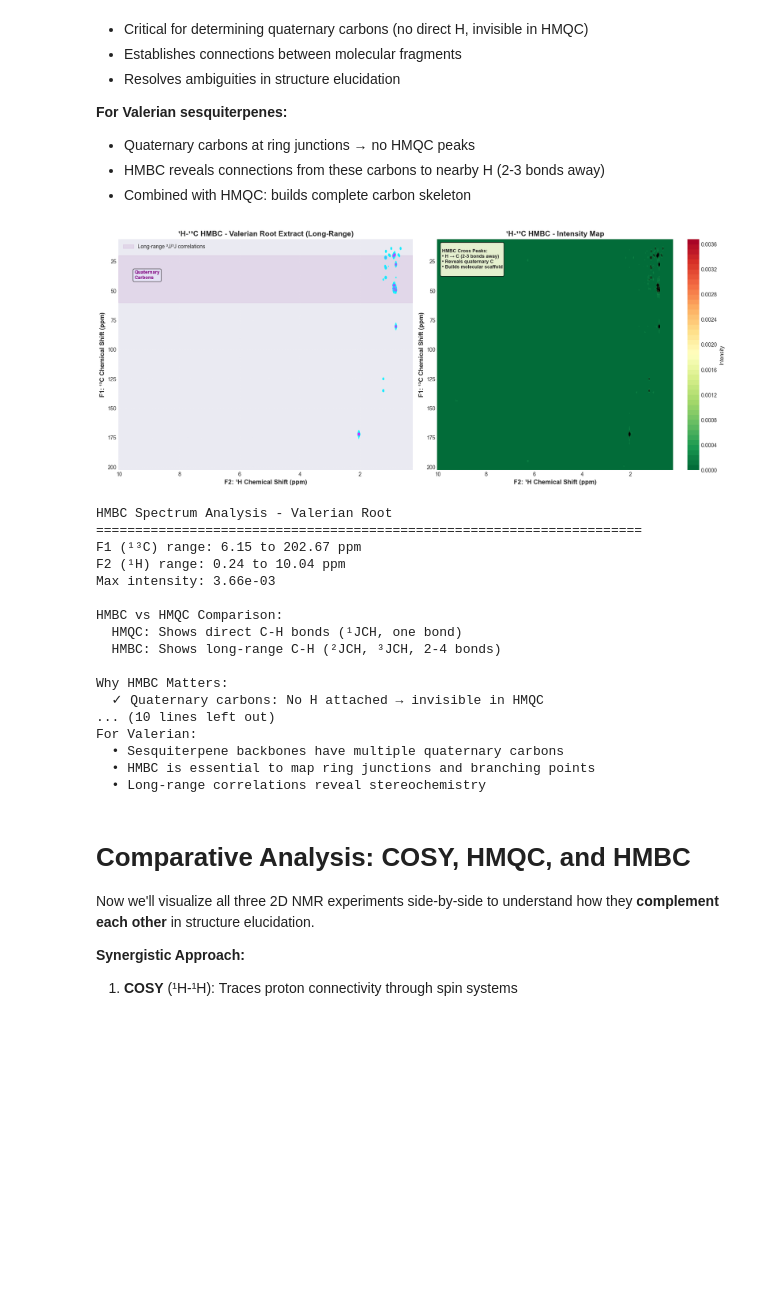
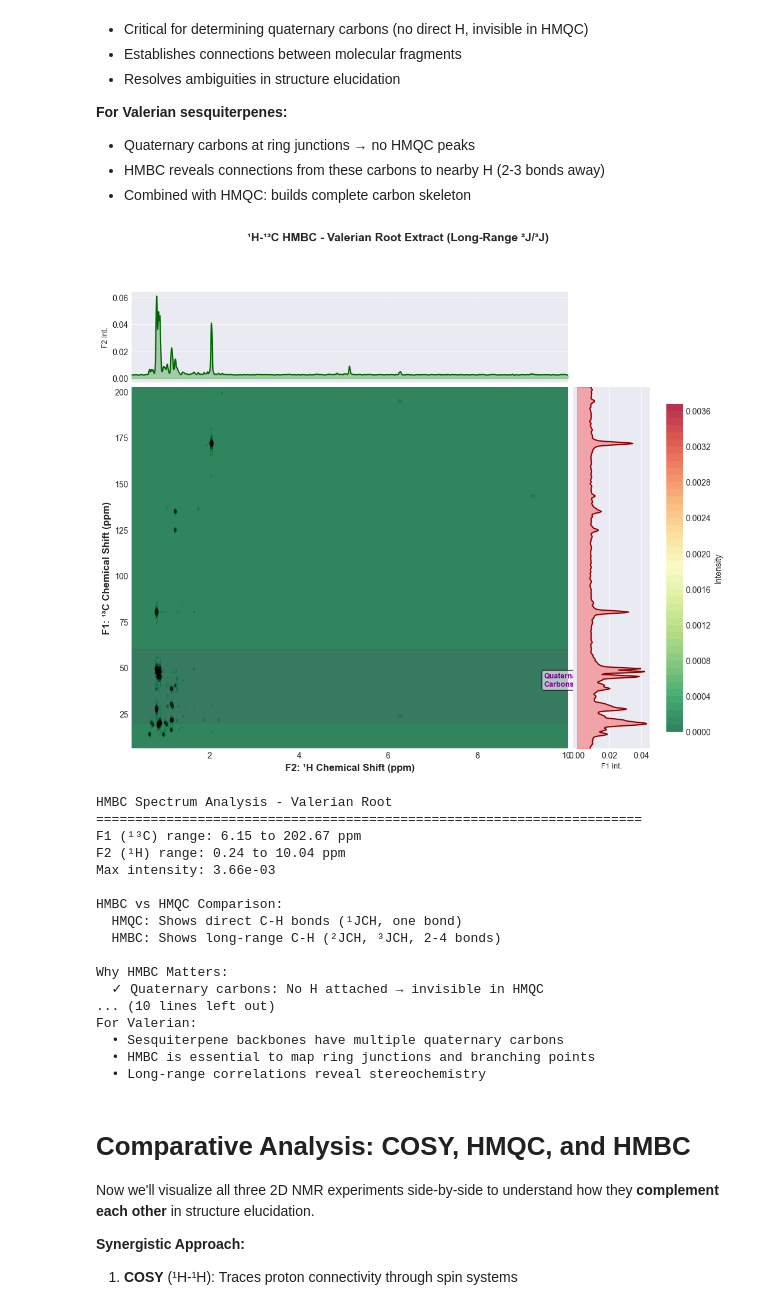
Before and after one commit to Quintinlf/NMR-Project, a Jupyter notebook: fall_semester_2025/2D_nmr.ipynb, the cells around one changed output. Cells and saved outputs as stored; diff of their text form; code cells hidden in the pictures; blank space fills up the shorter version.

```diff
--- a/fall_semester_2025/2D_nmr.ipynb
+++ b/fall_semester_2025/2D_nmr.ipynb
@@ -822,88 +824,95 @@ Structural Insights:
 - HMBC reveals connections from these carbons to nearby H (2-3 bonds away)
 - Combined with HMQC: builds complete carbon skeleton
 # %%
-# Plot HMBC spectrum from real Valerian data
+# Plot HMBC spectrum from real Valerian data with projections
 
-fig, axes = plt.subplots(1, 2, figsize=(17, 7))
+fig = plt.figure(figsize=(12, 10))
+gs = fig.add_gridspec(2, 2, width_ratios=[4, 1], height_ratios=[1, 4],
+                      hspace=0.02, wspace=0.02)
 
-# Left: Full HMBC spectrum
-ax1 = axes[0]
+# Create axes
+ax_main = fig.add_subplot(gs[1, 0])  # Main 2D plot (bottom-left)
+ax_top = fig.add_subplot(gs[0, 0], sharex=ax_main)  # F2 projection (top-left)
+ax_right = fig.add_subplot(gs[1, 1], sharey=ax_main)  # F1 projection (bottom-right)
+
+# Main HMBC spectrum with enhanced visualization
 max_intensity_hmbc = hmbc_data['intensity_grid'].max()
 levels_hmbc = np.linspace(max_intensity_hmbc * 0.06, max_intensity_hmbc * 0.85, 35)
 
-contour1 = ax1.contour(hmbc_data['f2_grid'], hmbc_data['f1_grid'],
-                       hmbc_data['intensity_grid'],
-                       levels=levels_hmbc, cmap='cool', linewidths=1.2)
+# Filled contours with RdYlGn_r colormap
+contourf = ax_main.contourf(hmbc_data['f2_grid'], hmbc_data['f1_grid'],
+                             hmbc_data['intensity_grid'],
+                             levels=50, cmap='RdYlGn_r', alpha=0.8)
+# Contour lines
+ax_main.contour(hmbc_data['f2_grid'], hmbc_data['f1_grid'],
+                hmbc_data['intensity_grid'],
+                levels=levels_hmbc, colors='black', linewidths=0.8, alpha=0.5)
 
-ax1.set_xlabel('F2: ¹H Chemical Shift (ppm)', fontsize=12, fontweight='bold')
-ax1.set_ylabel('F1: ¹³C Chemical Shift (ppm)', fontsize=12, fontweight='bold')
-ax1.set_title('¹H-¹³C HMBC - Valerian Root Extract (Long-Range)', fontsize=14, fontweight='bold')
-ax1.invert_xaxis()
-ax1.invert_yaxis()
-ax1.grid(True, alpha=0.3, linestyle=':')
+ax_main.set_xlabel('F2: ¹H Chemical Shift (ppm)', fontsize=12, fontweight='bold')
+ax_main.set_ylabel('F1: ¹³C Chemical Shift (ppm)', fontsize=12, fontweight='bold')
+ax_main.invert_xaxis()
+ax_main.invert_yaxis()
+ax_main.grid(True, alpha=0.3, linestyle=':')
 
 # Highlight quaternary carbon region
-ax1.axhspan(20, 60, alpha=0.08, color='purple')
-ax1.text(9.5, 40, 'Quaternary\nCarbons', fontsize=9, color='purple', fontweight='bold',
-         bbox=dict(boxstyle='round', facecolor='lavender', alpha=0.7))
+ax_main.axhspan(20, 60, alpha=0.08, color='purple')
+ax_main.text(9.5, 40, 'Quaternary\nCarbons', fontsize=9, color='purple', fontweight='bold',
+             bbox=dict(boxstyle='round', facecolor='lavender', alpha=0.7))
 
-ax1.legend(['Long-range ²J/³J correlations'], fontsize=10, loc='upper left')
+# Add colorbar
+cbar = plt.colorbar(contourf, ax=ax_right, label='Intensity', pad=0.15)
 
-# Right: Enhanced visualization with annotations
-ax2 = axes[1]
-contourf = ax2.contourf(hmbc_data['f2_grid'], hmbc_data['f1_grid'],
-                        hmbc_data['intensity_grid'],
-                        levels=50, cmap='RdYlGn_r')
-ax2.contour(hmbc_data['f2_grid'], hmbc_data['f1_grid'],
-            hmbc_data['intensity_grid'],
-            levels=levels_hmbc, colors='black', linewidths=0.6, alpha=0.4)
+# F2 (¹H) projection on top
+f2_projection = np.sum(hmbc_data['intensity_grid'], axis=0)
+f2_axis = hmbc_data['f2_grid'][0, :] if hmbc_data['f2_grid'].ndim == 2 else hmbc_data['f2']
+ax_top.plot(f2_axis, f2_projection, 'darkgreen', linewidth=1.5)
+ax_top.fill_between(f2_axis, f2_projection, alpha=0.3, color='green')
+ax_top.set_ylabel('F2 Int.', fontsize=9)
+ax_top.tick_params(labelbottom=False)
+ax_top.invert_xaxis()
+ax_top.grid(True, alpha=0.2, axis='x', linestyle=':')
 
-ax2.set_xlabel('F2: ¹H Chemical Shift (ppm)', fontsize=12, fontweight='bold')
-ax2.set_ylabel('F1: ¹³C Chemical Shift (ppm)', fontsize=12, fontweight='bold')
-ax2.set_title('¹H-¹³C HMBC - Intensity Map', fontsize=14, fontweight='bold')
-ax2.invert_xaxis()
-ax2.invert_yaxis()
-cbar = plt.colorbar(contourf, ax=ax2, label='Intensity')
+# F1 (¹³C) projection on right
+f1_projection = np.sum(hmbc_data['intensity_grid'], axis=1)
+f1_axis = hmbc_data['f1_grid'][:, 0] if hmbc_data['f1_grid'].ndim == 2 else hmbc_data['f1']
+ax_right.plot(f1_projection, f1_axis, 'darkred', linewidth=1.5)
+ax_right.fill_betweenx(f1_axis, f1_projection, alpha=0.3, color='red')
+ax_right.set_xlabel('F1 Int.', fontsize=9)
+ax_right.tick_params(labelleft=False)
+ax_right.invert_yaxis()
+ax_right.grid(True, alpha=0.2, axis='y', linestyle=':')
 
-# Add informative annotations
-annotation_text = """
-HMBC Cross Peaks:
-• H → C (2-3 bonds away)
-• Reveals quaternary C
-• Builds molecular scaffold
-"""
-ax2.text(0.02, 0.98, annotation_text, transform=ax2.transAxes,
-         fontsize=9, verticalalignment='top', fontweight='bold',
-         bbox=dict(boxstyle='round', facecolor='lightyellow', alpha=0.9))
+# Title
+fig.suptitle('¹H-¹³C HMBC - Valerian Root Extract (Long-Range ²J/³J)',
+             fontsize=14, fontweight='bold', y=0.98)
 
-plt.tight_layout()
 plt.show()
 
 # Analysis
 print("HMBC Spectrum Analysis - Valerian Root")
 print("=" * 70)
 print(f"F1 (¹³C) range: {hmbc_data['f1'].min():.2f} to {hmbc_data['f1'].max():.2f} ppm")
 print(f"F2 (¹H) range: {hmbc_data['f2'].min():.2f} to {hmbc_data['f2'].max():.2f} ppm")
 print(f"Max intensity: {max_intensity_hmbc:.2e}")
 print("\nHMBC vs HMQC Comparison:")
 print("  HMQC: Shows direct C-H bonds (¹JCH, one bond)")
 print("  HMBC: Shows long-range C-H (²JCH, ³JCH, 2-4 bonds)")
 print("\nWhy HMBC Matters:")
 print("  ✓ Quaternary carbons: No H attached → invisible in HMQC")
 print("  ✓ HMBC reveals these by showing nearby H correlations")
 print("  ✓ Connects molecular fragments across the structure")
 print("  ✓ Resolves structural ambiguities")
 print("\nStructure Elucidation Strategy:")
 print("  1. HMQC: Identify all C-H bonds directly")
 print("  2. HMBC: Connect fragments via long-range correlations")
 print("  3. COSY: Trace proton connectivity within fragments")
 print("  4. Combine all three → complete molecular structure!")
 print("\nFor Valerian:")
 print("  • Sesquiterpene backbones have multiple quaternary carbons")
 print("  • HMBC is essential to map ring junctions and branching points")
 print("  • Long-range correlations reveal stereochemistry")
 # %% [output]
-[figure, old version]
+[figure, new version]
 HMBC Spectrum Analysis - Valerian Root
 ======================================================================
 F1 (¹³C) range: 6.15 to 202.67 ppm
```
Also changed, not shown: parts of 2 cells of this notebook.
